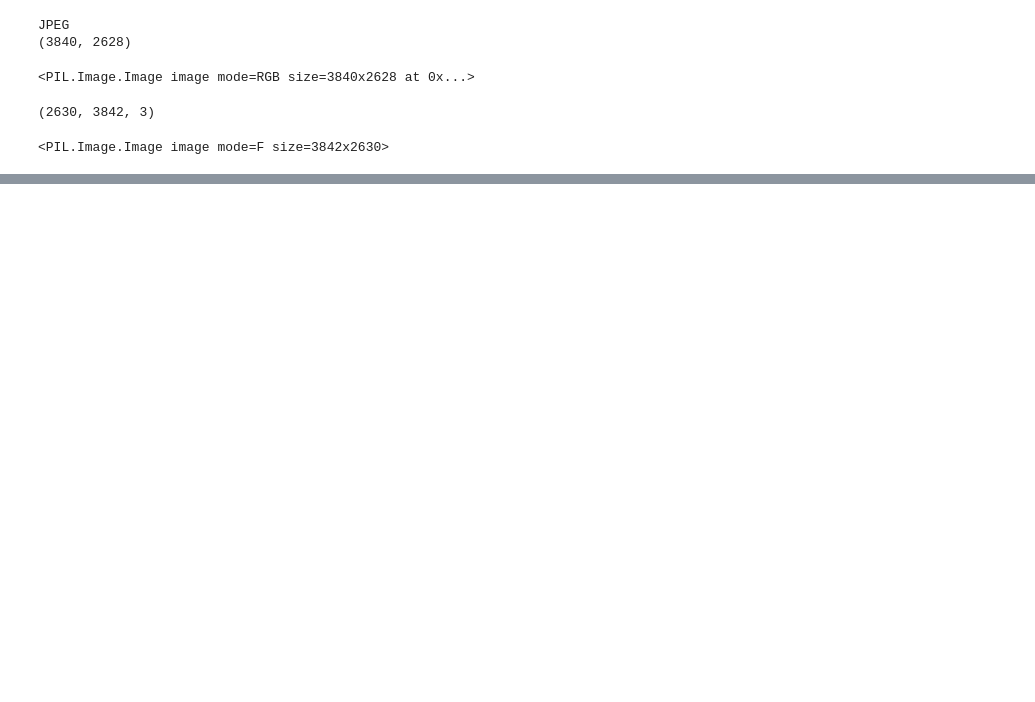
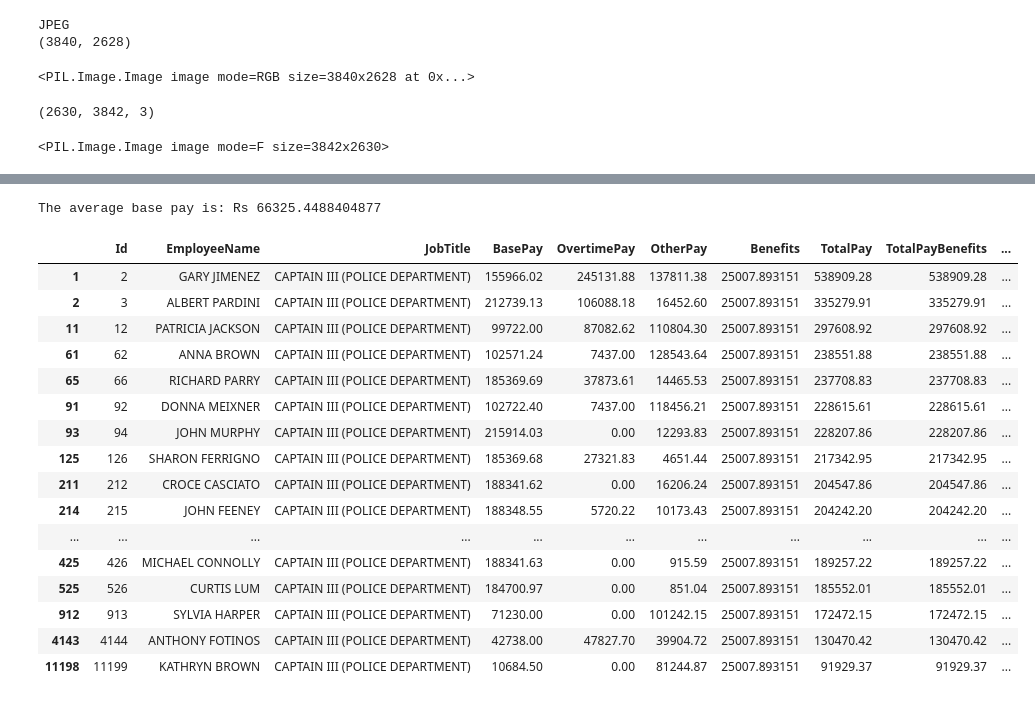
Before and after one commit to nyanko3434/Year-2-Part-I_Data_Science_Lab, a Jupyter notebook: Lab2/Lab2_assingment.ipynb, the cells around one changed output, grey strips where cells are left out. Drawn from its saved outputs; the diff is of its cells as text; code cells hidden in the pictures; blank space fills up the shorter version.

```diff
--- a/Lab2/Lab2_assingment.ipynb
+++ b/Lab2/Lab2_assingment.ipynb
@@ -64,0 +99,3 @@ edgeImage.show()
+# %%
+ep = pd.read_csv('Salaries.csv')
+ep.info()
@@ -64,0 +131,29 @@ edgeImage.show()
+# %%
+meanPay = ep['BasePay'].mean(skipna=True)
+print("The average base pay is: Rs", meanPay)
+# %% [output]
+The average base pay is: Rs 66325.4488404877
+# %%
+numeric_cols = ep.select_dtypes(include=['float64', 'int64']).columns
+for col in numeric_cols:
+    ep[col] = ep[col].fillna(ep[col].mean())
+# %%
+ep[ep['JobTitle'] == 'CAPTAIN III (POLICE DEPARTMENT)']
+# %% [output]
+|  | Id | EmployeeName | JobTitle | BasePay | OvertimePay | OtherPay | Benefits | TotalPay | TotalPayBenefits | ... |
+| 1 | 2 | GARY JIMENEZ | CAPTAIN III (POLICE DEPARTMENT) | 155966.02 | 245131.88 | 137811.38 | 25007.893151 | 538909.28 | 538909.28 | ... |
+| 2 | 3 | ALBERT PARDINI | CAPTAIN III (POLICE DEPARTMENT) | 212739.13 | 106088.18 | 16452.60 | 25007.893151 | 335279.91 | 335279.91 | ... |
+| 11 | 12 | PATRICIA JACKSON | CAPTAIN III (POLICE DEPARTMENT) | 99722.00 | 87082.62 | 110804.30 | 25007.893151 | 297608.92 | 297608.92 | ... |
+| 61 | 62 | ANNA BROWN | CAPTAIN III (POLICE DEPARTMENT) | 102571.24 | 7437.00 | 128543.64 | 25007.893151 | 238551.88 | 238551.88 | ... |
+| 65 | 66 | RICHARD PARRY | CAPTAIN III (POLICE DEPARTMENT) | 185369.69 | 37873.61 | 14465.53 | 25007.893151 | 237708.83 | 237708.83 | ... |
+| 91 | 92 | DONNA MEIXNER | CAPTAIN III (POLICE DEPARTMENT) | 102722.40 | 7437.00 | 118456.21 | 25007.893151 | 228615.61 | 228615.61 | ... |
+| 93 | 94 | JOHN MURPHY | CAPTAIN III (POLICE DEPARTMENT) | 215914.03 | 0.00 | 12293.83 | 25007.893151 | 228207.86 | 228207.86 | ... |
+| 125 | 126 | SHARON FERRIGNO | CAPTAIN III (POLICE DEPARTMENT) | 185369.68 | 27321.83 | 4651.44 | 25007.893151 | 217342.95 | 217342.95 | ... |
+| 211 | 212 | CROCE CASCIATO | CAPTAIN III (POLICE DEPARTMENT) | 188341.62 | 0.00 | 16206.24 | 25007.893151 | 204547.86 | 204547.86 | ... |
+| 214 | 215 | JOHN FEENEY | CAPTAIN III (POLICE DEPARTMENT) | 188348.55 | 5720.22 | 10173.43 | 25007.893151 | 204242.20 | 204242.20 | ... |
+| ... | ... | ... | ... | ... | ... | ... | ... | ... | ... | ... |
+| 425 | 426 | MICHAEL CONNOLLY | CAPTAIN III (POLICE DEPARTMENT) | 188341.63 | 0.00 | 915.59 | 25007.893151 | 189257.22 | 189257.22 | ... |
+| 525 | 526 | CURTIS LUM | CAPTAIN III (POLICE DEPARTMENT) | 184700.97 | 0.00 | 851.04 | 25007.893151 | 185552.01 | 185552.01 | ... |
+| 912 | 913 | SYLVIA HARPER | CAPTAIN III (POLICE DEPARTMENT) | 71230.00 | 0.00 | 101242.15 | 25007.893151 | 172472.15 | 172472.15 | ... |
+| 4143 | 4144 | ANTHONY FOTINOS | CAPTAIN III (POLICE DEPARTMENT) | 42738.00 | 47827.70 | 39904.72 | 25007.893151 | 130470.42 | 130470.42 | ... |
+| 11198 | 11199 | KATHRYN BROWN | CAPTAIN III (POLICE DEPARTMENT) | 10684.50 | 0.00 | 81244.87 | 25007.893151 | 91929.37 | 91929.37 | ... |
```
Also changed, not shown: parts of 13 cells of this notebook, 1 other file.
